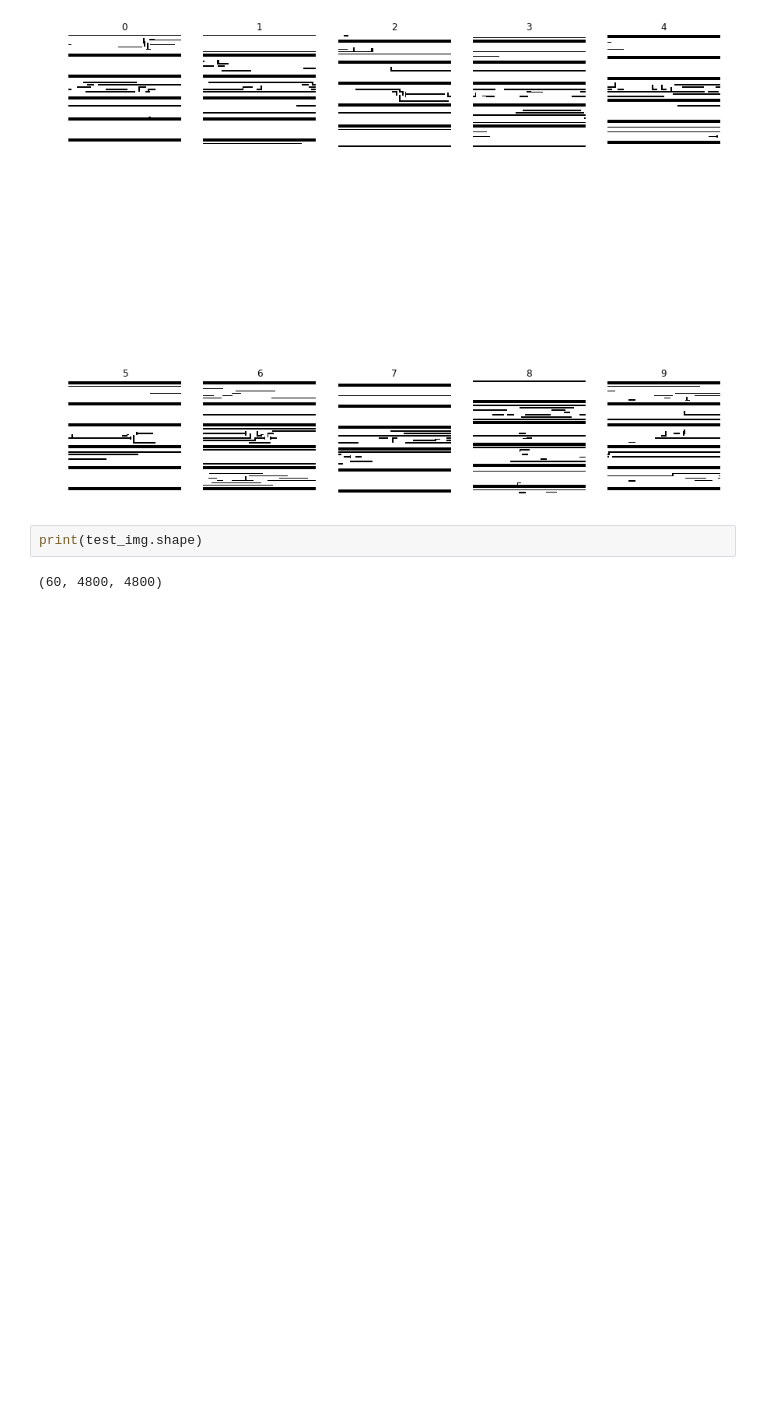
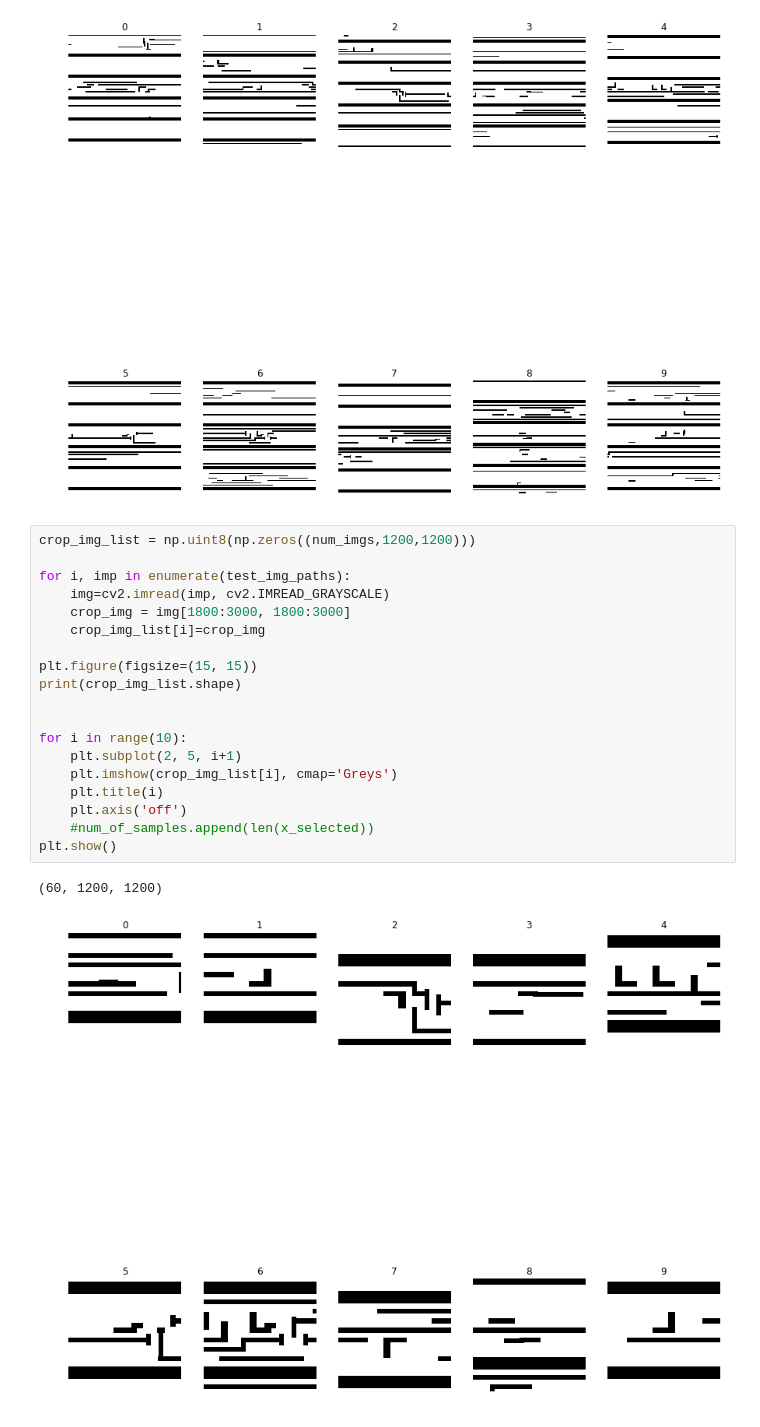
Before and after one commit to RayMick/LHD, a Jupyter notebook: Hotspot_detection.ipynb, the cells around one changed output. Drawn from its saved outputs; the diff is of its cells as text; blank space fills up the shorter version.

```diff
--- a/Hotspot_detection.ipynb
+++ b/Hotspot_detection.ipynb
@@ -39,7 +39,25 @@ plt.show()
 # %% [output]
 (60, 4800, 4800)
 [figure]
-# %%
-print(test_img.shape)
-# %% [output]
-(60, 4800, 4800)
+# %%
+crop_img_list = np.uint8(np.zeros((num_imgs,1200,1200)))
+
+for i, imp in enumerate(test_img_paths):
+    img=cv2.imread(imp, cv2.IMREAD_GRAYSCALE)
+    crop_img = img[1800:3000, 1800:3000]
+    crop_img_list[i]=crop_img
+
+plt.figure(figsize=(15, 15))
+print(crop_img_list.shape)
+
+
+for i in range(10):
+    plt.subplot(2, 5, i+1)
+    plt.imshow(crop_img_list[i], cmap='Greys')
+    plt.title(i)
+    plt.axis('off')
+    #num_of_samples.append(len(x_selected))
+plt.show()
+# %% [output]
+(60, 1200, 1200)
+[figure, added]
```
Also changed, not shown: parts of 1 cell of this notebook.
